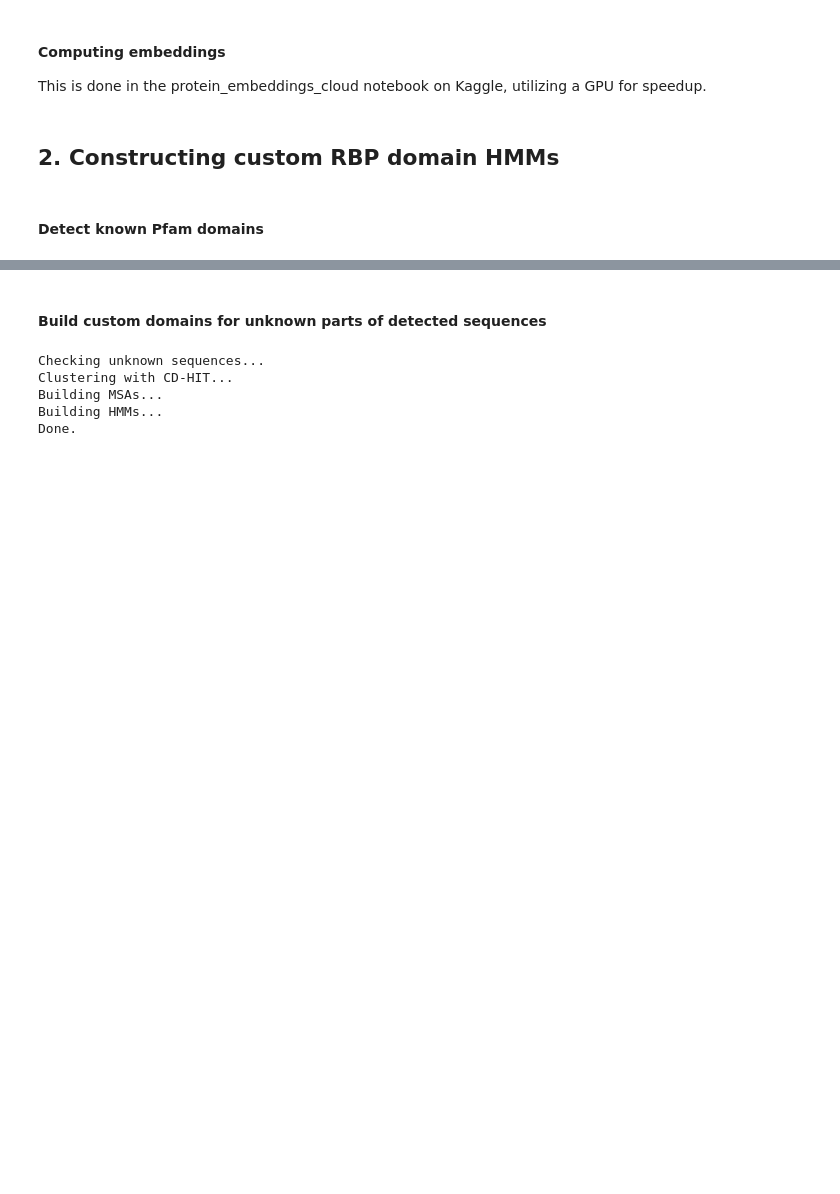
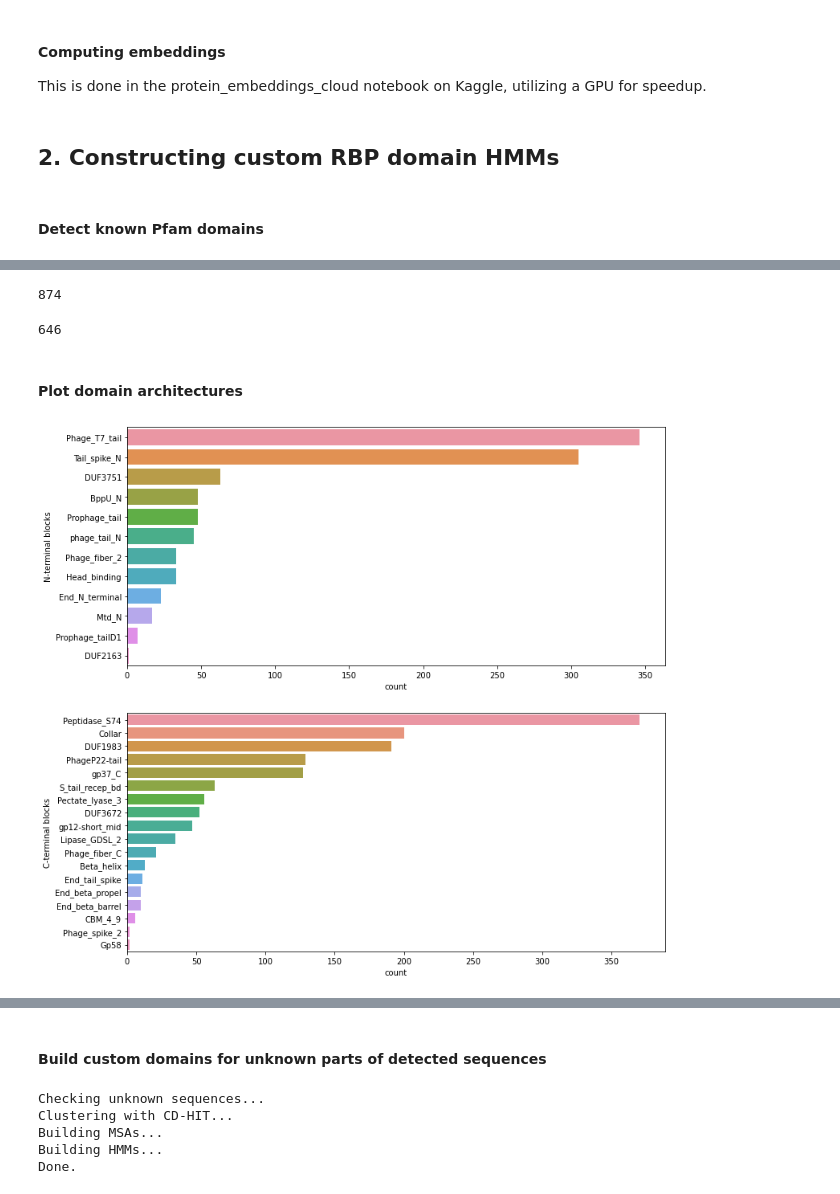
Before and after one commit to dimiboeckaerts/PhageRBPdetection, a Jupyter notebook: RBPdetect_notebook.ipynb, the cells around one changed output, grey strips where cells are left out. Drawn from its saved outputs; the diff is of its cells as text; code cells hidden in the pictures; blank space fills up the shorter version.

```diff
--- a/RBPdetection.ipynb
+++ b/RBPdetect_notebook.ipynb
@@ -127,0 +139,28 @@ detected_rbps = rbpu.RBPdetect_domains(hmm_path, pfam_file, rbps_upto2021['DNASe
+# %%
+sum([1 for item in detected_rbps['N_blocks'] if len(item) == 0])
+# %% [output]
+874
+# %%
+sum([1 for item in detected_rbps['C_blocks'] if len(item) == 0])
+# %% [output]
+646
+# %% [markdown]
+#### Plot domain architectures
+# %%
+import seaborn as sns
+N_blocks_long = []
+C_blocks_long = []
+for i, N_block in enumerate(detected_rbps['N_blocks']):
+    for Nb in N_block:
+        N_blocks_long.append(Nb)
+    for Cb in detected_rbps['C_blocks'][i]:
+        C_blocks_long.append(Cb)
+
+Nb_df = pd.DataFrame({'N-terminal blocks':N_blocks_long})
+Cb_df = pd.DataFrame({'C-terminal blocks':C_blocks_long})
+fig, (ax1, ax2) = plt.subplots(2, 1, figsize=(12,12))
+sns.countplot(y='N-terminal blocks', data=Nb_df, order=Nb_df['N-terminal blocks'].value_counts().index, ax=ax1)
+sns.countplot(y='C-terminal blocks', data=Cb_df, order=Cb_df['C-terminal blocks'].value_counts().index, ax=ax2)
+fig.savefig(results_dir+'/domains_count_plot.png', dpi=400)
+# %% [output]
+[figure, added]
```
Also changed, not shown: parts of 25 cells of this notebook, 6 other files.
